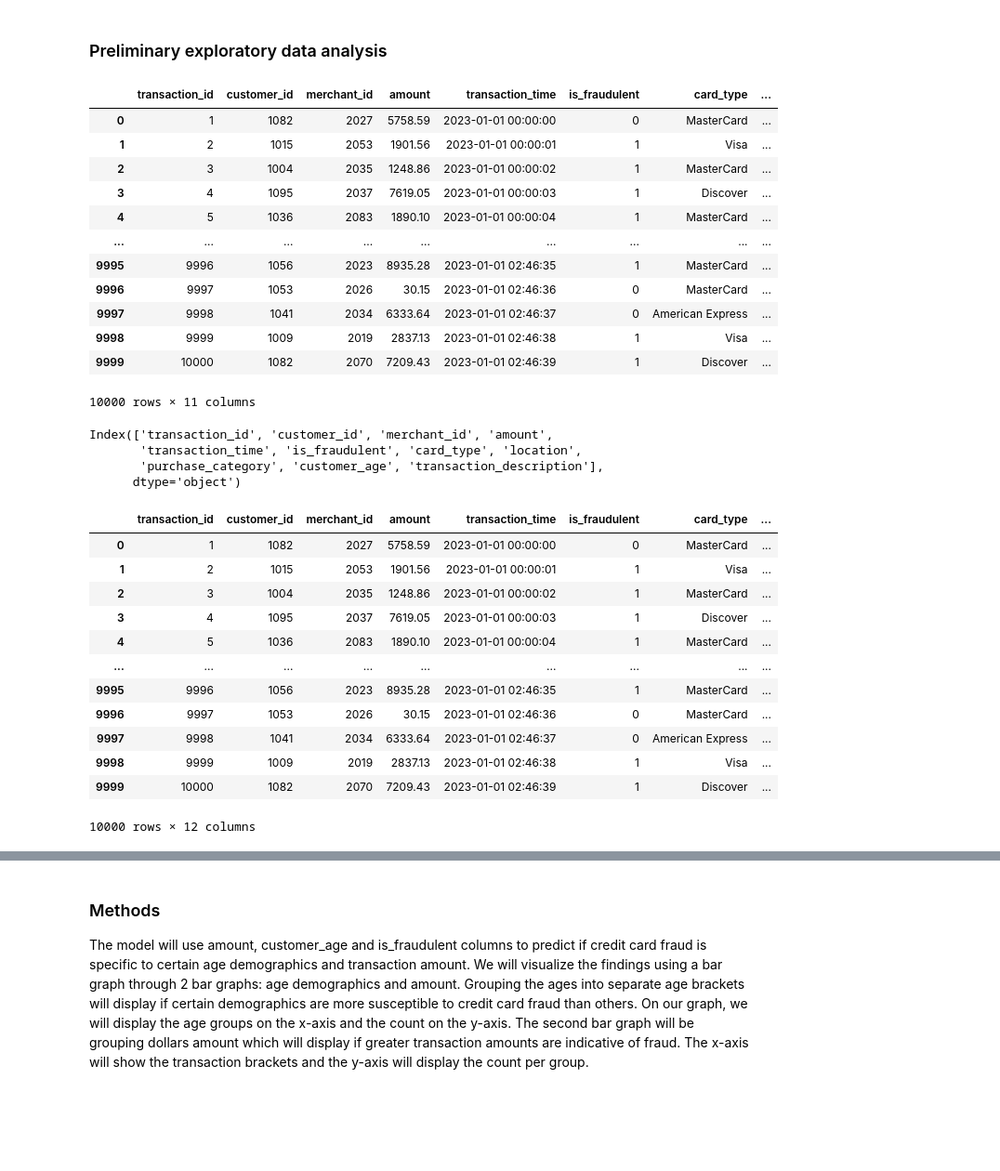
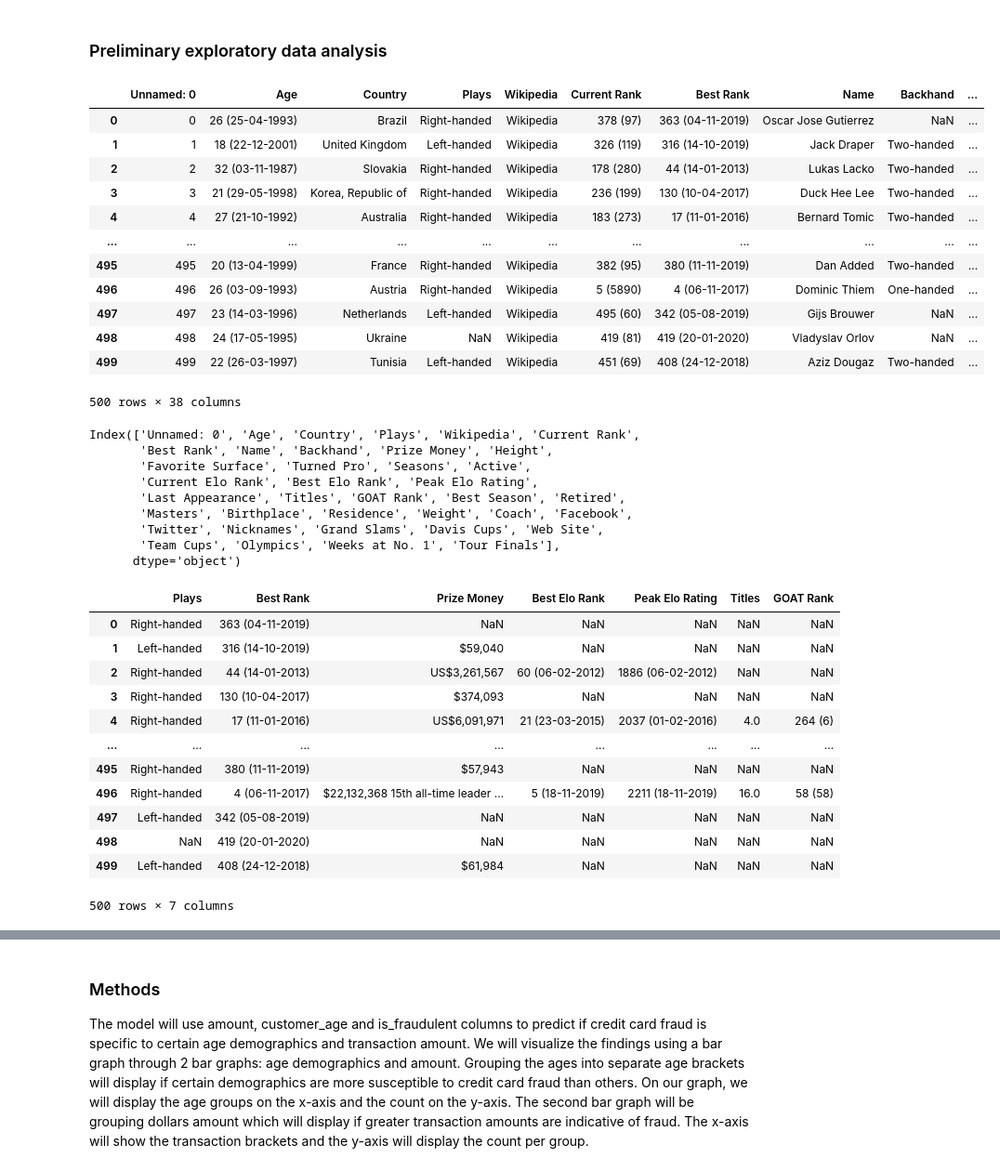
Before and after one commit to Rehnoor/Tennis_Handedness, a Jupyter notebook: Documents/project_proposal.ipynb, the cells around one changed output, grey strips where cells are left out. Shown at 93% size. Cells and saved outputs as stored; diff of their text form; code cells hidden in the pictures; blank space fills up the shorter version.

```diff
--- a/Documents/project_proposal.ipynb
+++ b/Documents/project_proposal.ipynb
@@ -29,51 +29,49 @@ The data set used in this proposal, Transaction Data for Fraud Analysis, analyse
 import pandas as pd
 import altair as alt
 # %%
-financial_data = pd.read_csv("data/synthetic_financial_data.csv")
-financial_data
+data = pd.read_csv("https://drive.google.com/uc?export=download&id=1_MECmUXZuuILYeEOfonSGqodW6qVdhsS")
+data
 # %% [output]
-|  | transaction_id | customer_id | merchant_id | amount | transaction_time | is_fraudulent | card_type | ... |
-| 0 | 1 | 1082 | 2027 | 5758.59 | 2023-01-01 00:00:00 | 0 | MasterCard | ... |
-| 1 | 2 | 1015 | 2053 | 1901.56 | 2023-01-01 00:00:01 | 1 | Visa | ... |
-| 2 | 3 | 1004 | 2035 | 1248.86 | 2023-01-01 00:00:02 | 1 | MasterCard | ... |
-| 3 | 4 | 1095 | 2037 | 7619.05 | 2023-01-01 00:00:03 | 1 | Discover | ... |
-| 4 | 5 | 1036 | 2083 | 1890.10 | 2023-01-01 00:00:04 | 1 | MasterCard | ... |
-| ... | ... | ... | ... | ... | ... | ... | ... | ... |
-| 9995 | 9996 | 1056 | 2023 | 8935.28 | 2023-01-01 02:46:35 | 1 | MasterCard | ... |
-| 9996 | 9997 | 1053 | 2026 | 30.15 | 2023-01-01 02:46:36 | 0 | MasterCard | ... |
-| 9997 | 9998 | 1041 | 2034 | 6333.64 | 2023-01-01 02:46:37 | 0 | American Express | ... |
-| 9998 | 9999 | 1009 | 2019 | 2837.13 | 2023-01-01 02:46:38 | 1 | Visa | ... |
-| 9999 | 10000 | 1082 | 2070 | 7209.43 | 2023-01-01 02:46:39 | 1 | Discover | ... |
+|  | Unnamed: 0 | Age | Country | Plays | Wikipedia | Current Rank | Best Rank | Name | Backhand | ... |
+| 0 | 0 | 26 (25-04-1993) | Brazil | Right-handed | Wikipedia | 378 (97) | 363 (04-11-2019) | Oscar Jose Gutierrez | NaN | ... |
+| 1 | 1 | 18 (22-12-2001) | United Kingdom | Left-handed | Wikipedia | 326 (119) | 316 (14-10-2019) | Jack Draper | Two-handed | ... |
+| 2 | 2 | 32 (03-11-1987) | Slovakia | Right-handed | Wikipedia | 178 (280) | 44 (14-01-2013) | Lukas Lacko | Two-handed | ... |
+| 3 | 3 | 21 (29-05-1998) | Korea, Republic of | Right-handed | Wikipedia | 236 (199) | 130 (10-04-2017) | Duck Hee Lee | Two-handed | ... |
+| 4 | 4 | 27 (21-10-1992) | Australia | Right-handed | Wikipedia | 183 (273) | 17 (11-01-2016) | Bernard Tomic | Two-handed | ... |
+| ... | ... | ... | ... | ... | ... | ... | ... | ... | ... | ... |
+| 495 | 495 | 20 (13-04-1999) | France | Right-handed | Wikipedia | 382 (95) | 380 (11-11-2019) | Dan Added | Two-handed | ... |
+| 496 | 496 | 26 (03-09-1993) | Austria | Right-handed | Wikipedia | 5 (5890) | 4 (06-11-2017) | Dominic Thiem | One-handed | ... |
+| 497 | 497 | 23 (14-03-1996) | Netherlands | Left-handed | Wikipedia | 495 (60) | 342 (05-08-2019) | Gijs Brouwer | NaN | ... |
+| 498 | 498 | 24 (17-05-1995) | Ukraine | NaN | Wikipedia | 419 (81) | 419 (20-01-2020) | Vladyslav Orlov | NaN | ... |
+| 499 | 499 | 22 (26-03-1997) | Tunisia | Left-handed | Wikipedia | 451 (69) | 408 (24-12-2018) | Aziz Dougaz | Two-handed | ... |
-10000 rows × 11 columns
+500 rows × 38 columns
 # %%
-financial_data.columns
+data.columns
 # %% [output]
-Index(['transaction_id', 'customer_id', 'merchant_id', 'amount',
-       'transaction_time', 'is_fraudulent', 'card_type', 'location',
-       'purchase_category', 'customer_age', 'transaction_description'],
+Index(['Unnamed: 0', 'Age', 'Country', 'Plays', 'Wikipedia', 'Current Rank',
+       'Best Rank', 'Name', 'Backhand', 'Prize Money', 'Height',
+       'Favorite Surface', 'Turned Pro', 'Seasons', 'Active',
+       'Current Elo Rank', 'Best Elo Rank', 'Peak Elo Rating',
+       'Last Appearance', 'Titles', 'GOAT Rank', 'Best Season', 'Retired',
+       'Masters', 'Birthplace', 'Residence', 'Weight', 'Coach', 'Facebook',
+       'Twitter', 'Nicknames', 'Grand Slams', 'Davis Cups', 'Web Site',
+       'Team Cups', 'Olympics', 'Weeks at No. 1', 'Tour Finals'],
       dtype='object')
 # %%
-def categorize(value):
-    if value == 0:
-        return 'no'
-    else:
-        return 'yes'
-
-financial_data['Fraudulent'] = financial_data['is_fraudulent'].apply(categorize)
-
-financial_data
+data_filtered = data[['Plays', 'Best Rank', 'Prize Money', 'Best Elo Rank', 'Peak Elo Rating', 'Titles', 'GOAT Rank']]
+data_filtered
 # %% [output]
-|  | transaction_id | customer_id | merchant_id | amount | transaction_time | is_fraudulent | card_type | ... |
-| 0 | 1 | 1082 | 2027 | 5758.59 | 2023-01-01 00:00:00 | 0 | MasterCard | ... |
-| 1 | 2 | 1015 | 2053 | 1901.56 | 2023-01-01 00:00:01 | 1 | Visa | ... |
-| 2 | 3 | 1004 | 2035 | 1248.86 | 2023-01-01 00:00:02 | 1 | MasterCard | ... |
-| 3 | 4 | 1095 | 2037 | 7619.05 | 2023-01-01 00:00:03 | 1 | Discover | ... |
-| 4 | 5 | 1036 | 2083 | 1890.10 | 2023-01-01 00:00:04 | 1 | MasterCard | ... |
-| ... | ... | ... | ... | ... | ... | ... | ... | ... |
-| 9995 | 9996 | 1056 | 2023 | 8935.28 | 2023-01-01 02:46:35 | 1 | MasterCard | ... |
-| 9996 | 9997 | 1053 | 2026 | 30.15 | 2023-01-01 02:46:36 | 0 | MasterCard | ... |
-| 9997 | 9998 | 1041 | 2034 | 6333.64 | 2023-01-01 02:46:37 | 0 | American Express | ... |
-| 9998 | 9999 | 1009 | 2019 | 2837.13 | 2023-01-01 02:46:38 | 1 | Visa | ... |
-| 9999 | 10000 | 1082 | 2070 | 7209.43 | 2023-01-01 02:46:39 | 1 | Discover | ... |
+|  | Plays | Best Rank | Prize Money | Best Elo Rank | Peak Elo Rating | Titles | GOAT Rank |
+| 0 | Right-handed | 363 (04-11-2019) | NaN | NaN | NaN | NaN | NaN |
+| 1 | Left-handed | 316 (14-10-2019) | $59,040 | NaN | NaN | NaN | NaN |
+| 2 | Right-handed | 44 (14-01-2013) | US$3,261,567 | 60 (06-02-2012) | 1886 (06-02-2012) | NaN | NaN |
+| 3 | Right-handed | 130 (10-04-2017) | $374,093 | NaN | NaN | NaN | NaN |
+| 4 | Right-handed | 17 (11-01-2016) | US$6,091,971 | 21 (23-03-2015) | 2037 (01-02-2016) | 4.0 | 264 (6) |
+| ... | ... | ... | ... | ... | ... | ... | ... |
+| 495 | Right-handed | 380 (11-11-2019) | $57,943 | NaN | NaN | NaN | NaN |
+| 496 | Right-handed | 4 (06-11-2017) | $22,132,368 15th all-time leader ... | 5 (18-11-2019) | 2211 (18-11-2019) | 16.0 | 58 (58) |
+| 497 | Left-handed | 342 (05-08-2019) | NaN | NaN | NaN | NaN | NaN |
+| 498 | NaN | 419 (20-01-2020) | NaN | NaN | NaN | NaN | NaN |
+| 499 | Left-handed | 408 (24-12-2018) | $61,984 | NaN | NaN | NaN | NaN |
-10000 rows × 12 columns
+500 rows × 7 columns
 # %%
```
Also changed, not shown: parts of 5 cells of this notebook.
